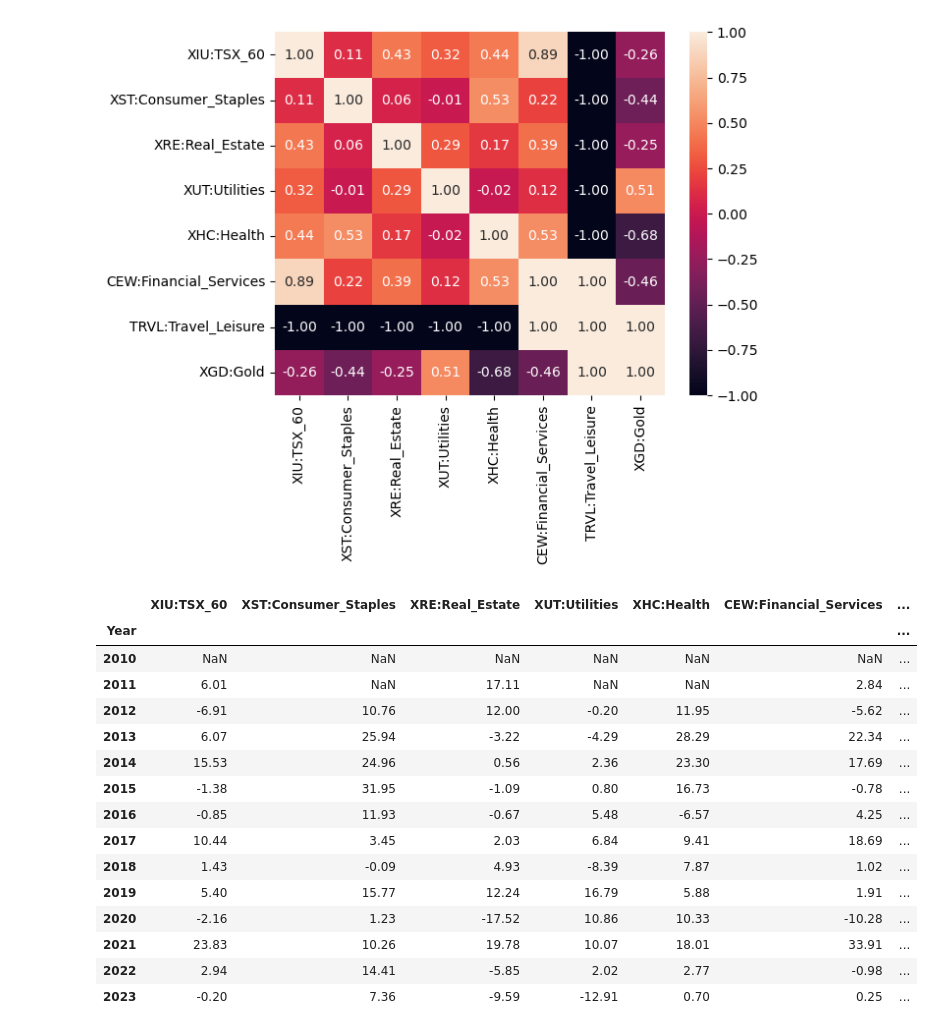
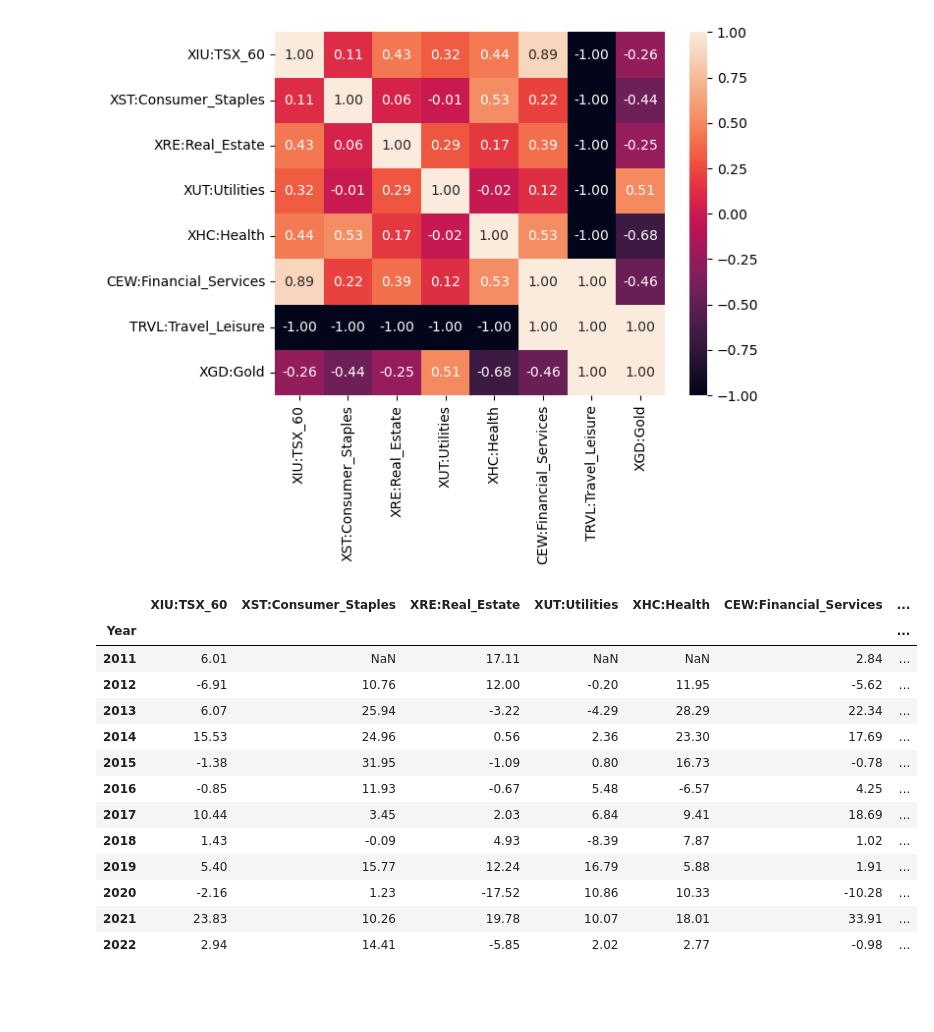
Before and after one commit to Sahib0096/Project-1-Group-3-, a Jupyter notebook: Project 1.ipynb, the cells around one changed output. Saved outputs shown, nothing was run; the diff lists cells and outputs as text; code cells hidden in the pictures; blank space fills up the shorter version.

```diff
--- a/Project 1.ipynb
+++ b/Project 1.ipynb
@@ -617,12 +617,11 @@ sns.heatmap(correlation_etf_returns,annot=True,fmt='.2f')
 <Axes: >
 [figure]
 # %%
-combined_etf_inflation_df = pd.concat([annual_returns,cpi_annual_df[['CPI_COMMON']]], join = 'inner', axis =1)
+combined_etf_inflation_df = pd.concat([annual_returns,consumption_change_df,cpi_annual_df[['CPI_COMMON']]], join = 'inner', axis =1)
 combined_etf_inflation_df
 # %% [output]
 |  | XIU:TSX_60 | XST:Consumer_Staples | XRE:Real_Estate | XUT:Utilities | XHC:Health | CEW:Financial_Services | ... |
 | Year |  |  |  |  |  |  | ... |
-| 2010 | NaN | NaN | NaN | NaN | NaN | NaN | ... |
 | 2011 | 6.01 | NaN | 17.11 | NaN | NaN | 2.84 | ... |
 | 2012 | -6.91 | 10.76 | 12.00 | -0.20 | 11.95 | -5.62 | ... |
 | 2013 | 6.07 | 25.94 | -3.22 | -4.29 | 28.29 | 22.34 | ... |
@@ -635,7 +634,6 @@ combined_etf_inflation_df
 | 2020 | -2.16 | 1.23 | -17.52 | 10.86 | 10.33 | -10.28 | ... |
 | 2021 | 23.83 | 10.26 | 19.78 | 10.07 | 18.01 | 33.91 | ... |
 | 2022 | 2.94 | 14.41 | -5.85 | 2.02 | 2.77 | -0.98 | ... |
-| 2023 | -0.20 | 7.36 | -9.59 | -12.91 | 0.70 | 0.25 | ... |
 # %%
 correlation_df = combined_etf_inflation_df.corr()
 display(correlation_df.tail())
```
Also changed, not shown: parts of 2 cells of this notebook.
